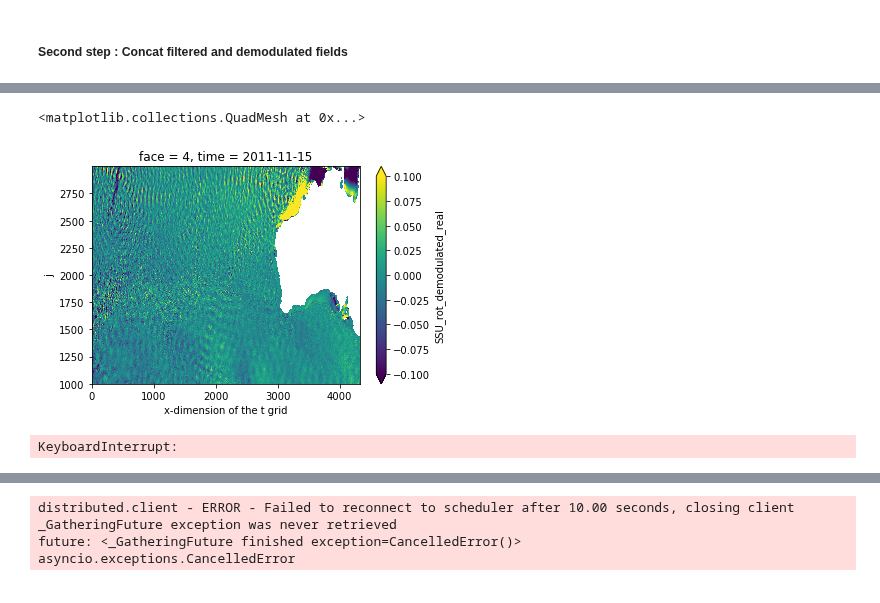
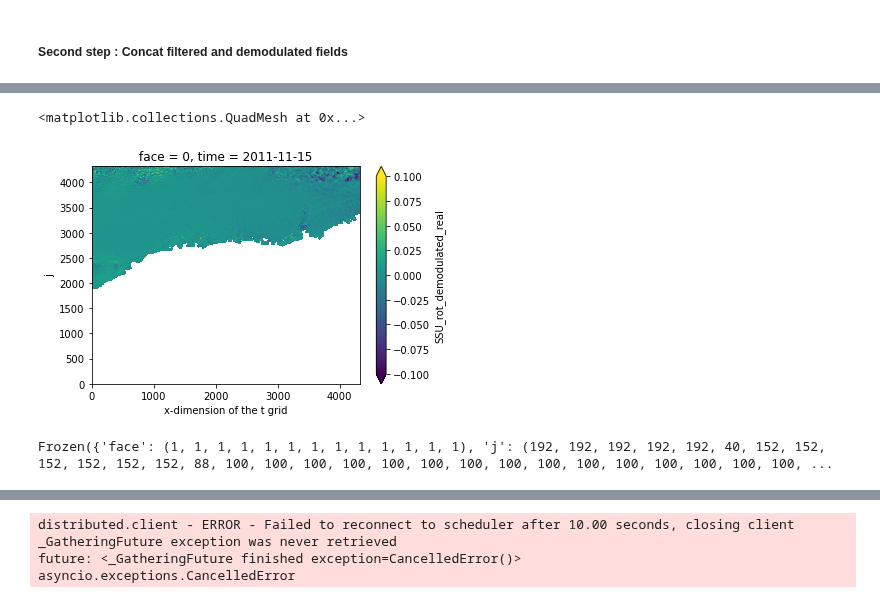
Before and after one commit to zcasparco/equinox_phd, a Jupyter notebook: llc4320/signal_filtering_store.ipynb, the cells around one changed output, grey strips where cells are left out. Cells and saved outputs as stored; diff of their text form; code cells hidden in the pictures.

```diff
--- a/llc4320/signal_filtering_store.ipynb
+++ b/llc4320/signal_filtering_store.ipynb
@@ -373,6 +322,9 @@ Workers
 # %%
 ds = xr.concat([xr.open_zarr(ut.work_data_dir+'filtered_itide/SSU_demodulated_%s.zarr'%i, consolidated=False
-                            ) for i in [1000,2000,3000]],dim = 'j')#.sel(face=4)#.persist()
+                            ) for i in [1000,2000,3000,3800]],dim = 'j')#.persist()
 #ds = xr.open_zarr(ut.work_data_dir+'filtered_itide/SSU_filtered.zarr')
 # %%
-ds1000 = xr.open_zarr(ut.work_data_dir+'filtered_itide/SSU_demodulated_1000.zarr')
+ds0 = xr.open_zarr(ut.work_data_dir+'filtered_itide/SSU_filtered.zarr').sel(j=slice(0,999))
+# %%
+ds = xr.concat([ds,ds0],dim='j')
+ds
@@ -397,3 +385,5 @@ To avoid creating the large chunks, set the option
     ...     array[indexer]
   return self.array[key]
 KeyboardInterrupt:
+# %%
+ds = ds.sortby('j')
@@ -400,5 +408,5 @@ KeyboardInterrupt:
 # %%
-ds.SSU_rot_demodulated_real.isel(face=4,time=0).plot(cmap='viridis',vmax=0.1)
+ds.SSU_rot_demodulated_real.isel(face=0,time=0).plot(cmap='viridis',vmax=0.1)
 # %% [output]
 <matplotlib.collections.QuadMesh at 0x...>
-[figure, old version]
+[figure, new version]
@@ -408,4 +412,0 @@ ds = xr.combine_by_coords([xr.open_zarr(ut.work_data_dir+'filtered_itide/SSU_dem
-# %%
-ds.SSU_rot_demodulated_real.isel(time=0).plot(vmax=0.1)
-# %% [output]
-KeyboardInterrupt:
@@ -429,2 +425,6 @@ def rechunked(ds):
     _ds = ut._reset_chunk_encoding(_ds)
     return _ds
+# %%
+ds.chunks
+# %% [output]
+Frozen({'face': (1, 1, 1, 1, 1, 1, 1, 1, 1, 1, 1, 1, 1), 'j': (192, 192, 192, 192, 192, 40, 152, 152, 152, 152, 152, 152, 88, 100, 100, 100, 100, 100, 100, 100, 100, 100, 100, 100, 100, 100, 100, 100, ...
```
Also changed, not shown: parts of 37 cells of this notebook, 7 other files.
